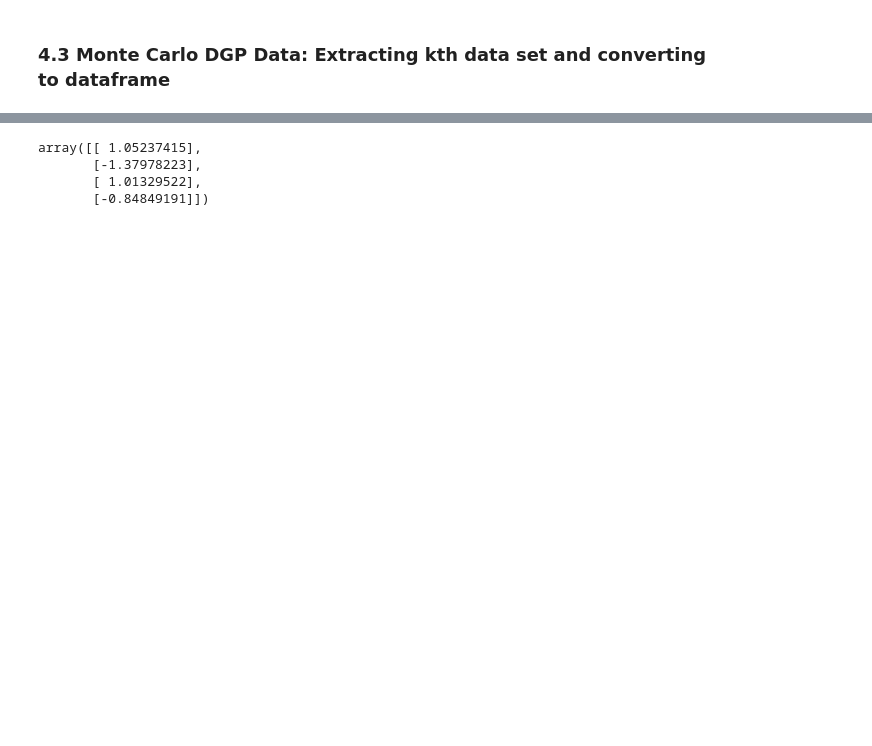
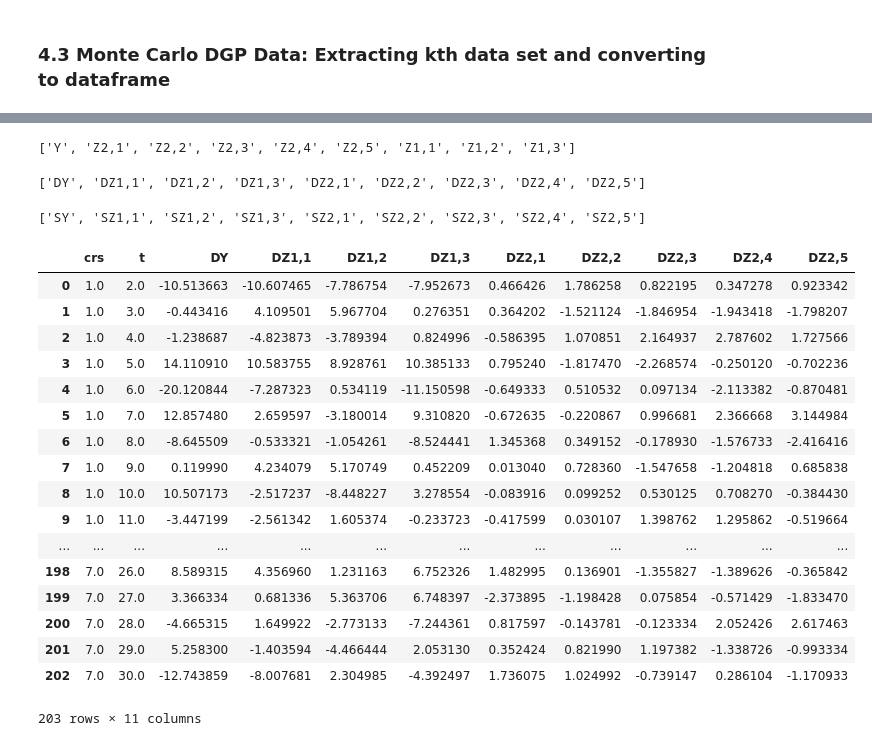
Before and after one commit to Existentialdredd/pan_sel_cntrl, a Jupyter notebook: psc.ipynb, the cells around one changed output, grey strips where cells are left out. Drawn from its saved outputs; the diff is of its cells as text; code cells hidden in the pictures; blank space fills up the shorter version.

Commit message:
rearrange names listing so order of estimated coefficients matches pcoeff, added place holders for secondary equation estimation spots, tested estimator code somewhat seems to work.

```diff
--- a/psc.ipynb
+++ b/psc.ipynb
@@ -654,7 +654,7 @@ The data used in the following monte carlo exercise was created by 'psc_dgp.ipyn
 # %% [markdown]
 <h3> 4.1 Monte Carlo DGP Data: JSON Loading </h3>
 # %%
-input_filename = 'pscdata_6_1_1.json'
+input_filename = 'pscdata_6_1_3.json'
 input_file_full = ''.join([wkng_folder,'/data/',input_filename])
 with open(input_file_full) as f_obj:
     pscdata = json.load(f_obj)
@@ -704,7 +683,7 @@ inpt['orcl'] = 1
 in_nm=[]
 for i in range(inpt['ncs']):
     # If the subset is known then the list of relevant instrument for each crs is supplied to estimator
-    if m['kwnsub'] == 1:
+    if inpt['kwnsub'] == 1:
         a=[ True if pscdata[0][1]['coeff'][0][i][k]!=0 else False
             for k in range(inpt['n_exo'],inpt['n_exo']+inpt['t_inst'])]
         in_nm.append(np.array(pscdata[0][1]['Dins_nms'][1:])[a].tolist())
@@ -753,9 +752,28 @@ de = data_err
 ## primary equation is working, as you see below I use the true values of V instead of estimates
 
 if orcl == 1:
+    # If residuals are observed and not estimated
     for i in range(1,n_en+1):
         dp[''.join(['h_V',str(i)])] = de.loc[:,''.join(['V',str(i)])]
     re_nm = [''.join(['h_V',str(i)]) for i in range(1,n_en+1)]
+else:
+    # If residuals are not observed and must be estimated
+    if sec_pan == 0:
+        # If secondary equations are not panel
+        if knw == 1:
+            # This is estimation in accordance with case 1 in section 3
+            pass
+        elif knw == 0:
+            # This is estimation in accordance with case 2 in section 3
+            pass
+    elif sec_pan == 1:
+        # If Secondary equations are panel
+        if knw == 1:
+            # This is where estimation in accordance with case 3 in section 3 will go
+            pass
+        elif knw == 0:
+            # This is where estimation in accordance with case 4 in section 3 will go
+            pass
 
 
 ############ Estimation of primary equation
@@ -904,7 +922,7 @@ for i in range(n_en+n_ex+1):
 
 ## Summing all for H functions
 # Names of all variables in primary regression
-pr_nm = [dep_nm]+ex_nm+en_nm
+pr_nm = [dep_nm]+en_nm+ex_nm
 # Names of all summed H functions
 prH_nm = [ ''.join(['H',i ]) for i in pr_nm ]
 # Names of all difference variables
@@ -935,3 +953,4 @@ D = np.linalg.inv(B.T.dot(C).dot(B))
 N = B.T.dot(C).dot(A)
 # Final Estimated value
 beta = D.dot(N)
+beta
@@ -938,7 +966,33 @@ beta = D.dot(N)
-# %%
-beta
-# %% [output]
-array([[ 1.05237415],
-       [-1.37978223],
-       [ 1.01329522],
-       [-0.84849191]])
+# %%
+[dep_nm]+ex_nm+en_nm
+# %% [output]
+['Y', 'Z2,1', 'Z2,2', 'Z2,3', 'Z2,4', 'Z2,5', 'Z1,1', 'Z1,2', 'Z1,3']
+# %%
+prD_nm
+# %% [output]
+['DY', 'DZ1,1', 'DZ1,2', 'DZ1,3', 'DZ2,1', 'DZ2,2', 'DZ2,3', 'DZ2,4', 'DZ2,5']
+# %%
+prS_nm
+# %% [output]
+['SY', 'SZ1,1', 'SZ1,2', 'SZ1,3', 'SZ2,1', 'SZ2,2', 'SZ2,3', 'SZ2,4', 'SZ2,5']
+# %%
+df
+# %% [output]
+|  | crs | t | DY | DZ1,1 | DZ1,2 | DZ1,3 | DZ2,1 | DZ2,2 | DZ2,3 | DZ2,4 | DZ2,5 |
+| 0 | 1.0 | 2.0 | -10.513663 | -10.607465 | -7.786754 | -7.952673 | 0.466426 | 1.786258 | 0.822195 | 0.347278 | 0.923342 |
+| 1 | 1.0 | 3.0 | -0.443416 | 4.109501 | 5.967704 | 0.276351 | 0.364202 | -1.521124 | -1.846954 | -1.943418 | -1.798207 |
+| 2 | 1.0 | 4.0 | -1.238687 | -4.823873 | -3.789394 | 0.824996 | -0.586395 | 1.070851 | 2.164937 | 2.787602 | 1.727566 |
+| 3 | 1.0 | 5.0 | 14.110910 | 10.583755 | 8.928761 | 10.385133 | 0.795240 | -1.817470 | -2.268574 | -0.250120 | -0.702236 |
+| 4 | 1.0 | 6.0 | -20.120844 | -7.287323 | 0.534119 | -11.150598 | -0.649333 | 0.510532 | 0.097134 | -2.113382 | -0.870481 |
+| 5 | 1.0 | 7.0 | 12.857480 | 2.659597 | -3.180014 | 9.310820 | -0.672635 | -0.220867 | 0.996681 | 2.366668 | 3.144984 |
+| 6 | 1.0 | 8.0 | -8.645509 | -0.533321 | -1.054261 | -8.524441 | 1.345368 | 0.349152 | -0.178930 | -1.576733 | -2.416416 |
+| 7 | 1.0 | 9.0 | 0.119990 | 4.234079 | 5.170749 | 0.452209 | 0.013040 | 0.728360 | -1.547658 | -1.204818 | 0.685838 |
+| 8 | 1.0 | 10.0 | 10.507173 | -2.517237 | -8.448227 | 3.278554 | -0.083916 | 0.099252 | 0.530125 | 0.708270 | -0.384430 |
+| 9 | 1.0 | 11.0 | -3.447199 | -2.561342 | 1.605374 | -0.233723 | -0.417599 | 0.030107 | 1.398762 | 1.295862 | -0.519664 |
+| ... | ... | ... | ... | ... | ... | ... | ... | ... | ... | ... | ... |
+| 198 | 7.0 | 26.0 | 8.589315 | 4.356960 | 1.231163 | 6.752326 | 1.482995 | 0.136901 | -1.355827 | -1.389626 | -0.365842 |
+| 199 | 7.0 | 27.0 | 3.366334 | 0.681336 | 5.363706 | 6.748397 | -2.373895 | -1.198428 | 0.075854 | -0.571429 | -1.833470 |
+| 200 | 7.0 | 28.0 | -4.665315 | 1.649922 | -2.773133 | -7.244361 | 0.817597 | -0.143781 | -0.123334 | 2.052426 | 2.617463 |
+| 201 | 7.0 | 29.0 | 5.258300 | -1.403594 | -4.466444 | 2.053130 | 0.352424 | 0.821990 | 1.197382 | -1.338726 | -0.993334 |
+| 202 | 7.0 | 30.0 | -12.743859 | -8.007681 | 2.304985 | -4.392497 | 1.736075 | 1.024992 | -0.739147 | 0.286104 | -1.170933 |
+203 rows × 11 columns
```
Also changed, not shown: parts of 4 cells of this notebook, 3 other files.
